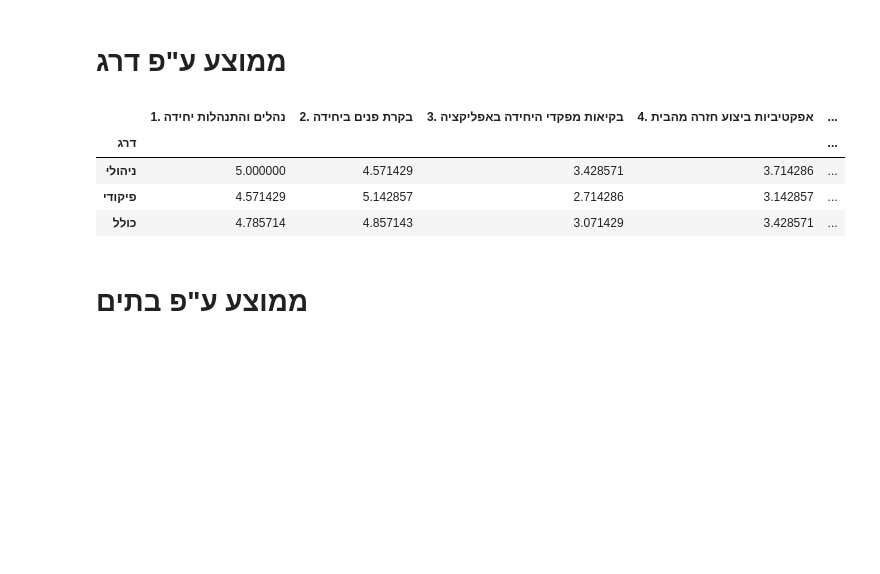
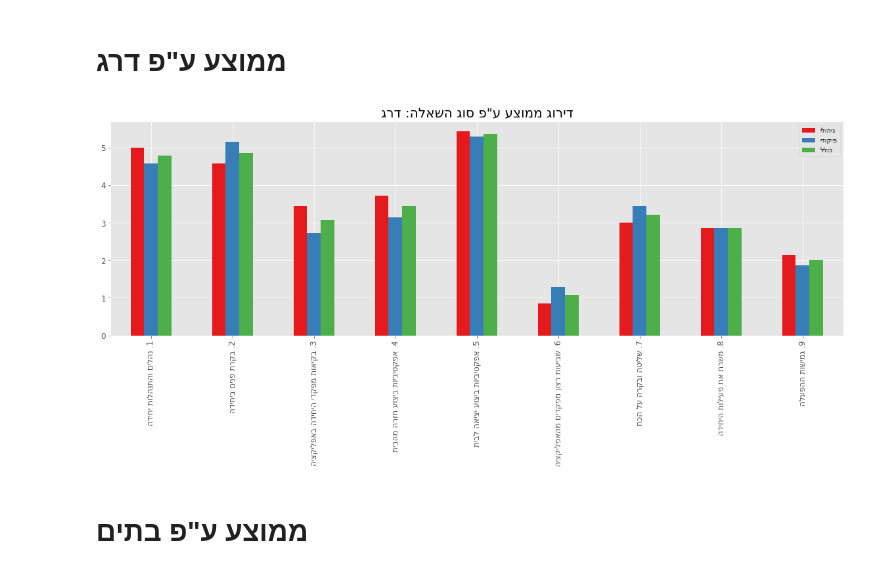
Before and after one commit to rabi320/Data-Analysis-IDF-Transportation, a Jupyter notebook: Mefakdim.ipynb, the cells around one changed output. Saved outputs shown, nothing was run; the diff lists cells and outputs as text; code cells hidden in the pictures; blank space fills up the shorter version.

```diff
--- a/Mefakdim.ipynb
+++ b/Mefakdim.ipynb
@@ -16,14 +16,28 @@ all_data.head()
 # ממוצע ע"פ דרג
 # %%
 df = all_data.groupby(by = all_data.columns[3]).agg('mean')
-df.loc["כולל",:] = df.mean(axis = 0)
-df
+df.loc["כולל",:] = all_data[df.columns].mean(axis = 0)
-# %% [output]
-|  | 1. נהלים והתנהלות יחידה | 2. בקרת פנים ביחידה | 3. בקיאות מפקדי היחידה באפליקציה | 4. אפקטיביות ביצוע חזרה מהבית | ... |
-| דרג |  |  |  |  | ... |
-| ניהולי | 5.000000 | 4.571429 | 3.428571 | 3.714286 | ... |
-| פיקודי | 4.571429 | 5.142857 | 2.714286 | 3.142857 | ... |
-| כולל | 4.785714 | 4.857143 | 3.071429 | 3.428571 | ... |
+# %%
+import matplotlib.pyplot as plt
+import matplotlib.cm as cm
+import numpy as np
+plt.style.use('ggplot')
+
+plot1 = df.T
+colors = cm.Set1(np.linspace(0,1,len(plot1)))
+plot1.index = [i[::-1] for i in plot1.index]
+plot1.columns = [i[::-1] for i in plot1.columns]
+title = 'דירוג ממוצע ע"פ סוג השאלה: דרג'
+#plot1.index
+plot1.plot(kind = "bar", color = colors, figsize = (20,6))
+
+plt.xticks( size = 12)
+plt.yticks(size = 12)
+
+plt.title(title[::-1], size = 20)
+plt.show()
+# %% [output]
+[figure, added]
 # %% [markdown]
 # ממוצע ע"פ בתים
 # %%
```
Also changed, not shown: parts of 4 cells of this notebook.
